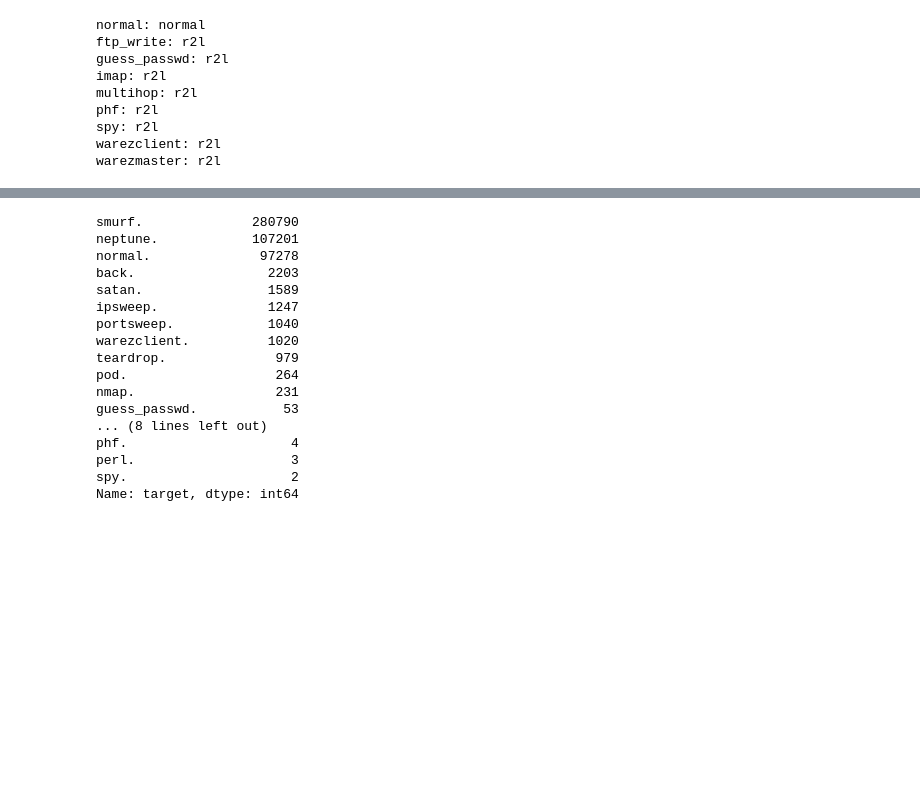
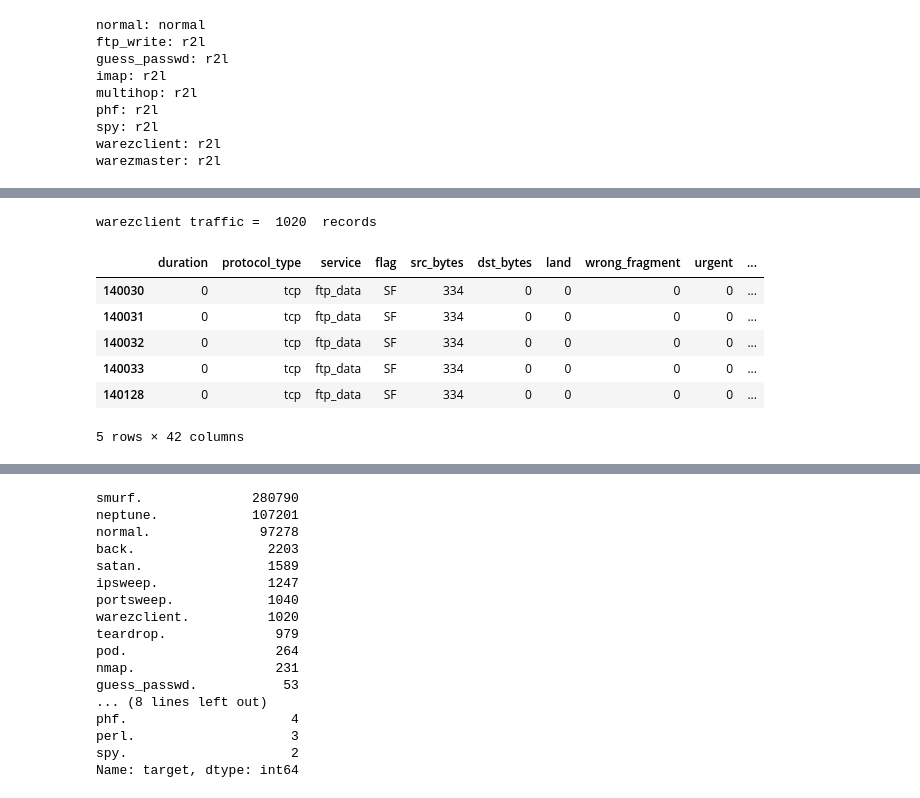
Before and after one commit to Pickles91/intrusion-detection-system-using-decision-trees, a Jupyter notebook: IDS_for_R2l_with_DT.ipynb, the cells around one changed output, grey strips where cells are left out. Saved outputs shown, nothing was run; the diff lists cells and outputs as text; code cells hidden in the pictures; blank space fills up the shorter version.

```diff
--- a/IDS_for_R2l_with_DT.ipynb
+++ b/IDS_for_R2l_with_DT.ipynb
@@ -237,0 +308,15 @@ pd.DataFrame(ftp_write_traffic).head()
+# %%
+# Print the size of tested R2L traffic
+print('warezclient traffic = ', warezclient_traffic.shape[0], ' records')
+
+# View each feature in the tested R2L traffic
+pd.DataFrame(warezclient_traffic).head()
+# %% [output]
+warezclient traffic =  1020  records
+|  | duration | protocol_type | service | flag | src_bytes | dst_bytes | land | wrong_fragment | urgent | ... |
+| 140030 | 0 | tcp | ftp_data | SF | 334 | 0 | 0 | 0 | 0 | ... |
+| 140031 | 0 | tcp | ftp_data | SF | 334 | 0 | 0 | 0 | 0 | ... |
+| 140032 | 0 | tcp | ftp_data | SF | 334 | 0 | 0 | 0 | 0 | ... |
+| 140033 | 0 | tcp | ftp_data | SF | 334 | 0 | 0 | 0 | 0 | ... |
+| 140128 | 0 | tcp | ftp_data | SF | 334 | 0 | 0 | 0 | 0 | ... |
+5 rows × 42 columns
```
Also changed, not shown: parts of 12 cells of this notebook.
